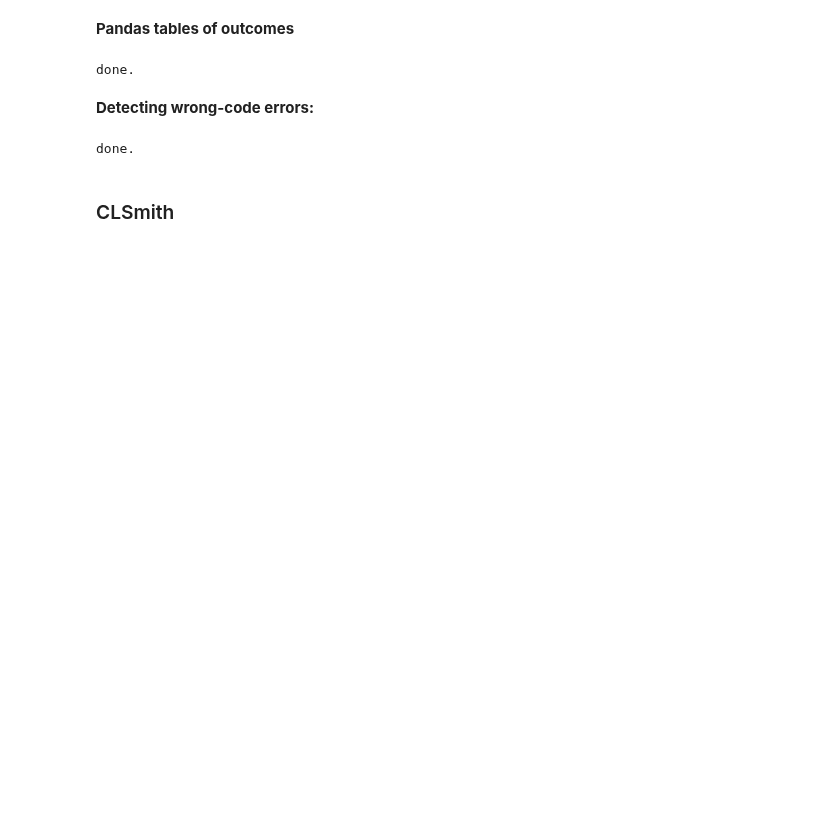
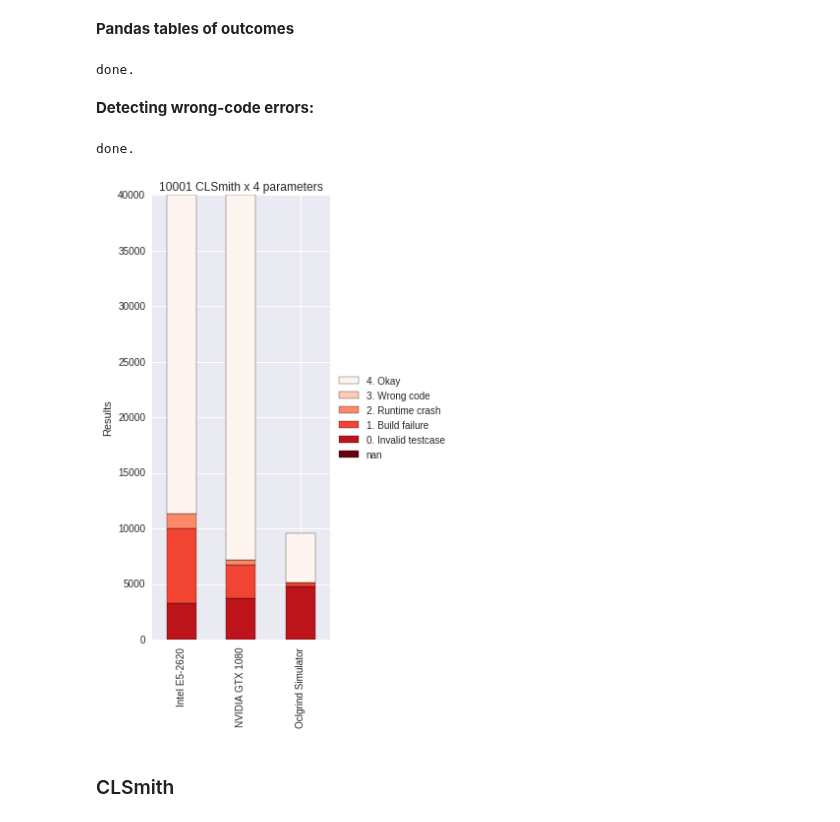
Before and after one commit to ChrisCummins/phd, a Jupyter notebook: difftest/Difftest Results.ipynb, the cells around one changed output. Cells and saved outputs as stored; diff of their text form; code cells hidden in the pictures; blank space fills up the shorter version.

```diff
--- a/difftest/Difftest Results.ipynb
+++ b/difftest/Difftest Results.ipynb
@@ -424,26 +438,30 @@ done.
 # %%
 import matplotlib.pyplot as plt
 import seaborn as sns
 from labm8 import viz
 %matplotlib inline
 
 def plot_outcomes(table, name, dictname=outcomes, key='Outcome'):
     ax = dictname[name].pivot('Device', key)['Count'].plot(
-        kind='bar', stacked=True, colormap="Reds_r")
+        kind='bar', stacked=True, colormap="Reds_r", sort_columns=True)
 
     nprog = session.query(table.program_id).group_by(table.program_id).count()
     nparam = session.query(table.params_id).group_by(table.params_id).count()
     plt.title(f"{nprog} {name} x {nparam} parameters")
     plt.ylabel("Results")
     plt.xlabel("")
 
     plt.ylim(0, nprog * nparam)
 
     # reverse legend order (because plot stacks from bottom to top, and legend goes from top to bottom)
     handles, labels = ax.get_legend_handles_labels()
     ax.legend(handles[::-1], labels[::-1], loc='center left', bbox_to_anchor=(1, 0.5))
 
     viz.finalise(figsize=(3.5, 8))
+
+plot_outcomes(CLSmithResult, "CLSmith", dictname=classifications, key='Classification')
+# %% [output]
+[figure, added]
 # %% [markdown]
 ### CLSmith
 # %%
```
Also changed, not shown: parts of 6 cells of this notebook.
